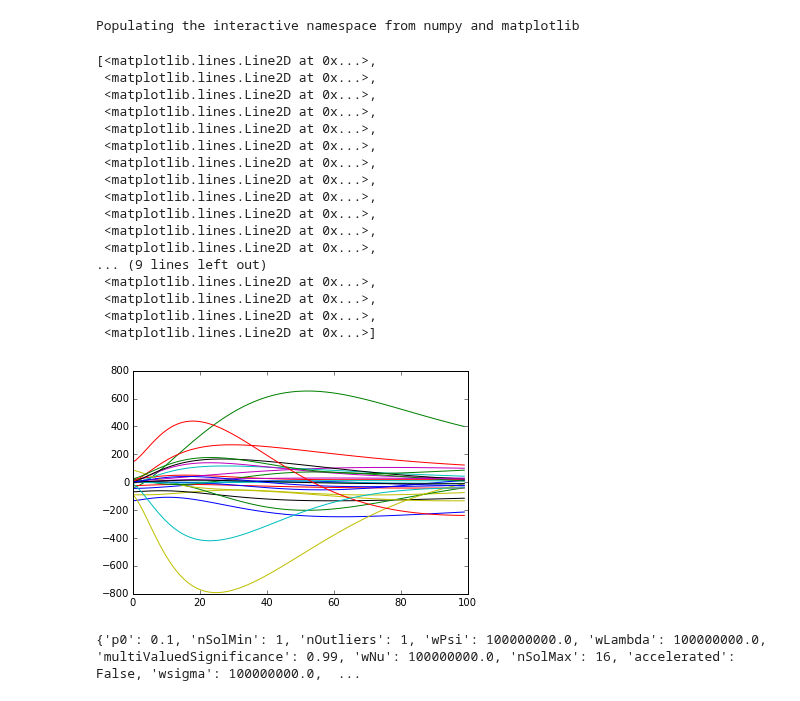
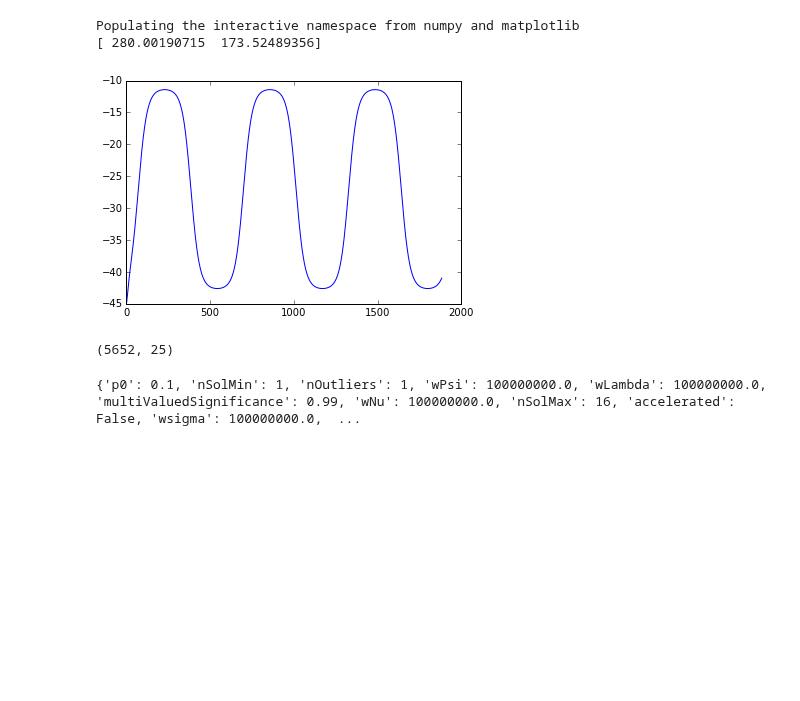
Before and after one commit to flowersteam/explauto, a Jupyter notebook: notebook/monte-ta-tete.ipynb, the cells around one changed output. Saved outputs shown, nothing was run; the diff lists cells and outputs as text; code cells hidden in the pictures; blank space fills up the shorter version.

```diff
--- a/notebook/monte-ta-tete.ipynb
+++ b/notebook/monte-ta-tete.ipynb
@@ -81,29 +81,19 @@ class DmpAgent(Agent):
 # %%
 %pylab inline
 from explauto.utils import rand_bounds
-mov = ag.motor_primitive(rand_bounds(ag.conf.m_bounds)[0]) #  hstack((10000*randn(100))))[:, :]
+m = rand_bounds(ag.conf.m_bounds)[0]
+mov = ag.motor_primitive(m) #  hstack((10000*randn(100))))[:, :]
 # mov = ag.motor_primitive(m_rand)[:, :]
-plot(mov)
+plot(mov[:, 0])
+print m[[0, 25]]
 # %% [output]
 Populating the interactive namespace from numpy and matplotlib
+[ 280.00190715  173.52489356]
-[<matplotlib.lines.Line2D at 0x...>,
- <matplotlib.lines.Line2D at 0x...>,
- <matplotlib.lines.Line2D at 0x...>,
- <matplotlib.lines.Line2D at 0x...>,
- <matplotlib.lines.Line2D at 0x...>,
- <matplotlib.lines.Line2D at 0x...>,
- <matplotlib.lines.Line2D at 0x...>,
- <matplotlib.lines.Line2D at 0x...>,
- <matplotlib.lines.Line2D at 0x...>,
- <matplotlib.lines.Line2D at 0x...>,
- <matplotlib.lines.Line2D at 0x...>,
- <matplotlib.lines.Line2D at 0x...>,
-... (9 lines left out)
- <matplotlib.lines.Line2D at 0x...>,
- <matplotlib.lines.Line2D at 0x...>,
- <matplotlib.lines.Line2D at 0x...>,
- <matplotlib.lines.Line2D at 0x...>]
-[figure, old version]
+[figure, new version]
+# %%
+mov.shape
+# %% [output]
+(5652, 25)
 # %%
 for m in mov:
     pos = dict(zip(env.motors, m))
```
Also changed, not shown: parts of 19 cells of this notebook.
